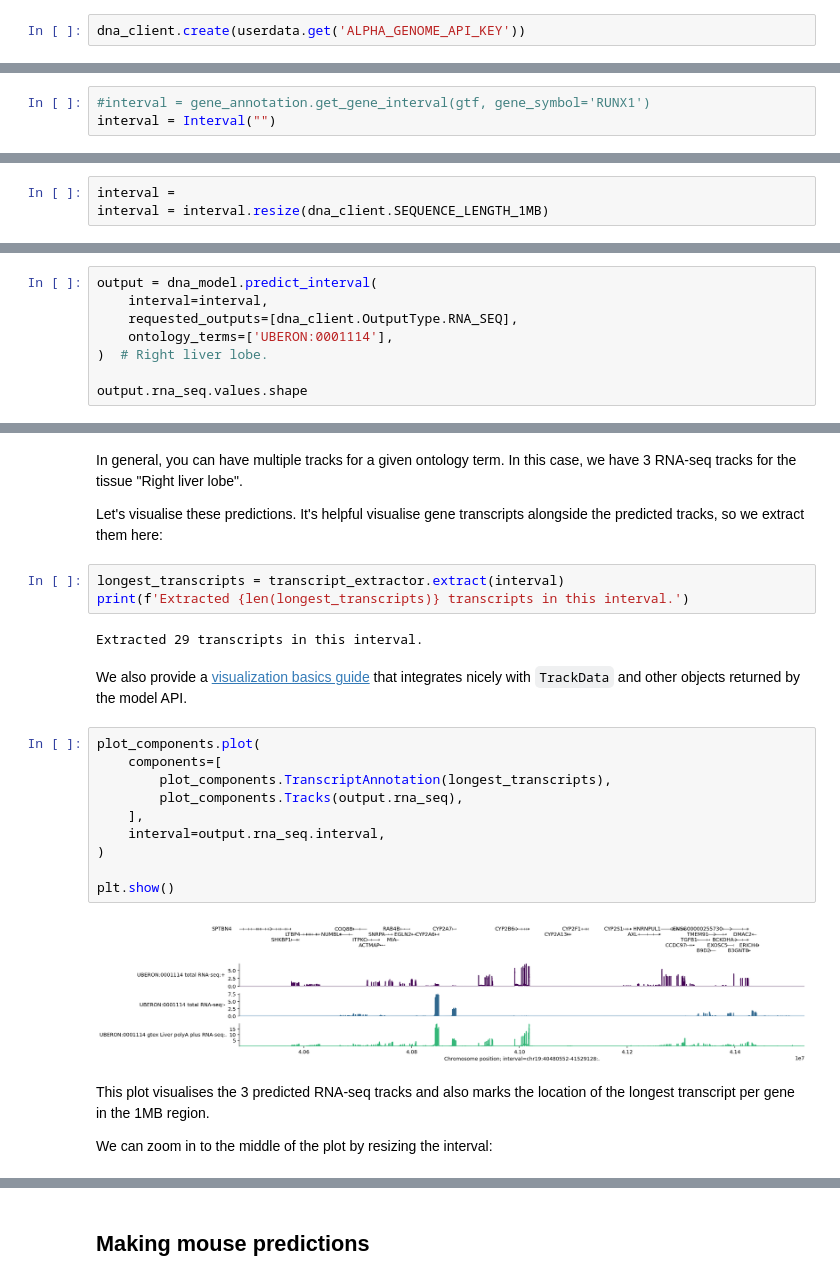
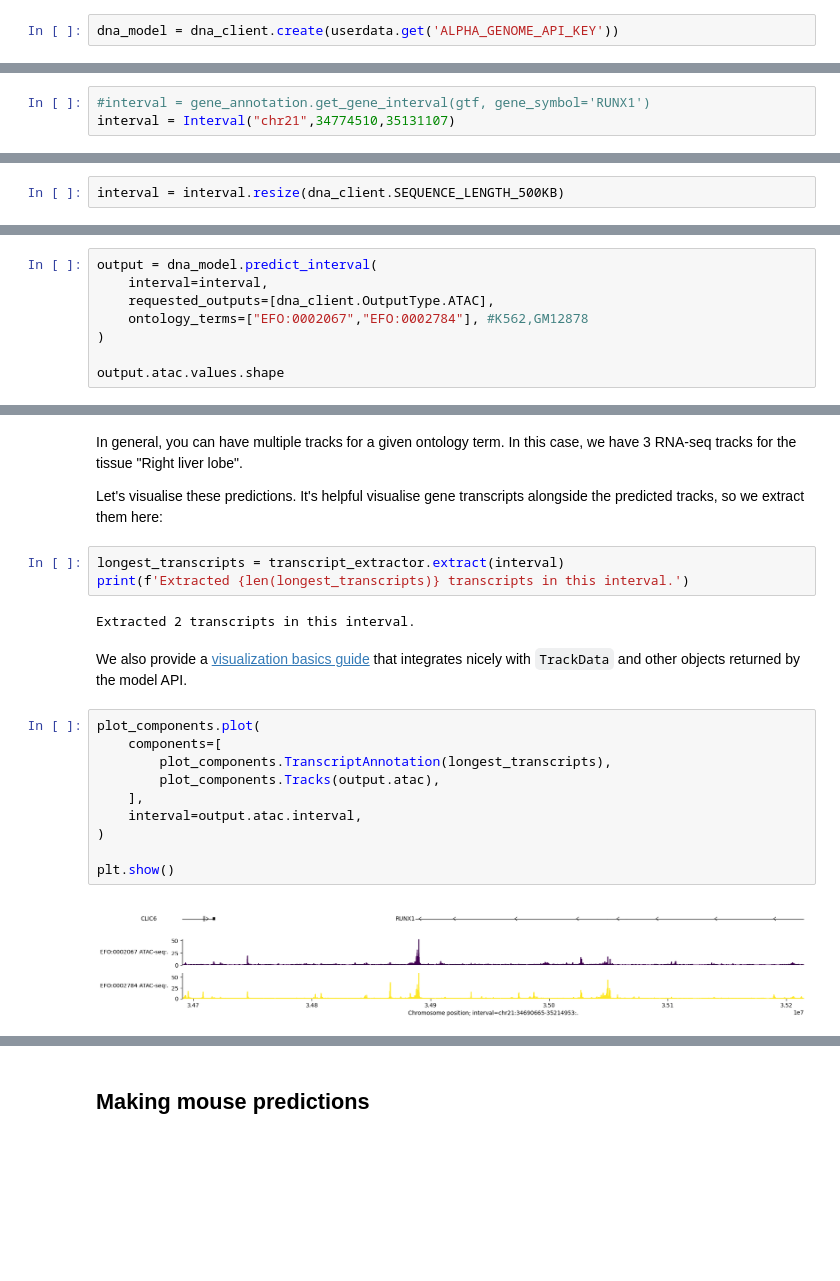
Before and after one commit to YaqiangCao/test, a Jupyter notebook: colabs/quick_start.ipynb, the cells around one changed output, grey strips where cells are left out. Cells and saved outputs as stored; diff of their text form; blank space fills up the shorter version.

```diff
--- a/colabs/quick_start.ipynb
+++ b/colabs/quick_start.ipynb
@@ -32,4 +32,4 @@ from google.colab import userdata
 # %% [markdown]
 AlphaGenome is a model that makes predictions from DNA sequences. Let's load it up:
 # %%
-dna_client.create(userdata.get('ALPHA_GENOME_API_KEY'))
+dna_model = dna_client.create(userdata.get('ALPHA_GENOME_API_KEY'))
@@ -75,4 +73,4 @@ transcript_extractor = transcript_utils.TranscriptExtractor(gtf_transcripts)
 And then fetch the gene's location as a `genome.Interval` object by passing either its `gene_symbol` (HGNC naming convention) or ENSEMBL `gene_id`:
 # %%
 #interval = gene_annotation.get_gene_interval(gtf, gene_symbol='RUNX1')
-interval = Interval("")
+interval = Interval("chr21",34774510,35131107)
@@ -81,5 +81,4 @@ Interval(chromosome='chr21', start=34787800, end=36004667, strand='-', name='RUN
 # %% [markdown]
 We can resize it to a length compatible with the model:
 # %%
-interval =
-interval = interval.resize(dna_client.SEQUENCE_LENGTH_1MB)
+interval = interval.resize(dna_client.SEQUENCE_LENGTH_500KB)
@@ -103,9 +100,9 @@ dict_keys(['SEQUENCE_LENGTH_2KB', 'SEQUENCE_LENGTH_16KB', 'SEQUENCE_LENGTH_100KB
 # %%
 output = dna_model.predict_interval(
     interval=interval,
-    requested_outputs=[dna_client.OutputType.RNA_SEQ],
-    ontology_terms=['UBERON:0001114'],
-)  # Right liver lobe.
+    requested_outputs=[dna_client.OutputType.ATAC],
+    ontology_terms=["EFO:0002067","EFO:0002784"], #K562,GM12878
+)
 
-output.rna_seq.values.shape
+output.atac.values.shape
 # %% [output]
@@ -118,22 +135,18 @@ Let's visualise these predictions. It's helpful visualise gene transcripts along
 longest_transcripts = transcript_extractor.extract(interval)
 print(f'Extracted {len(longest_transcripts)} transcripts in this interval.')
 # %% [output]
-Extracted 29 transcripts in this interval.
+Extracted 2 transcripts in this interval.
 # %% [markdown]
 We also provide a [visualization basics guide](https://www.alphagenomedocs.com/visualization_library_basics.html) that integrates nicely with `TrackData` and other objects returned by the model API.
 # %%
 plot_components.plot(
     components=[
         plot_components.TranscriptAnnotation(longest_transcripts),
-        plot_components.Tracks(output.rna_seq),
+        plot_components.Tracks(output.atac),
     ],
-    interval=output.rna_seq.interval,
+    interval=output.atac.interval,
 )
 
 plt.show()
 # %% [output]
-[figure, old version]
+[figure, new version]
-# %% [markdown]
-This plot visualises the 3 predicted RNA-seq tracks and also marks the location of the longest transcript per gene in the 1MB region.
-
-We can zoom in to the middle of the plot by resizing the interval:
```
Also changed, not shown: parts of 68 cells of this notebook.
